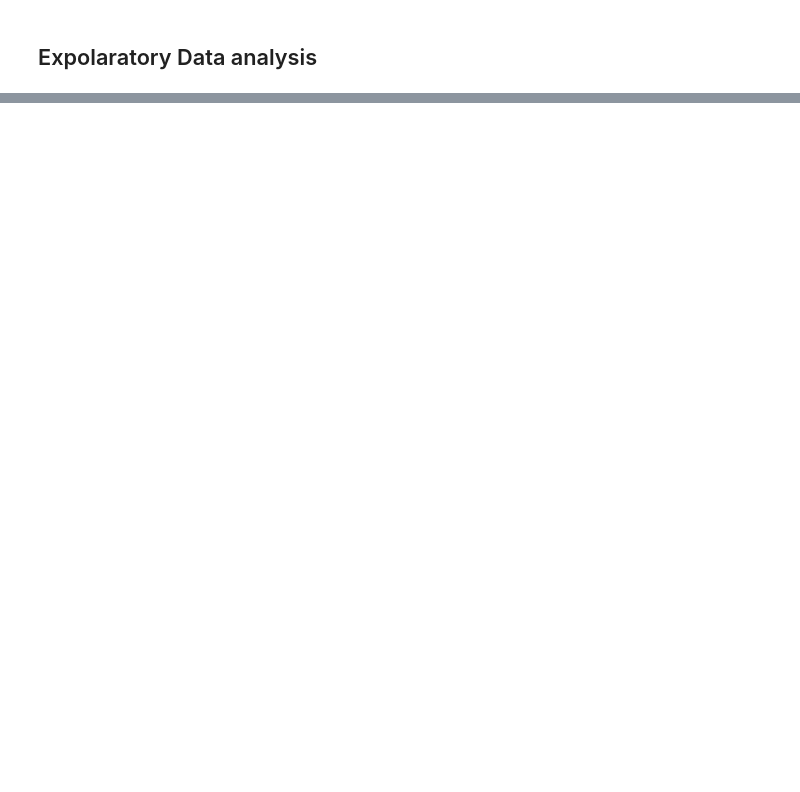
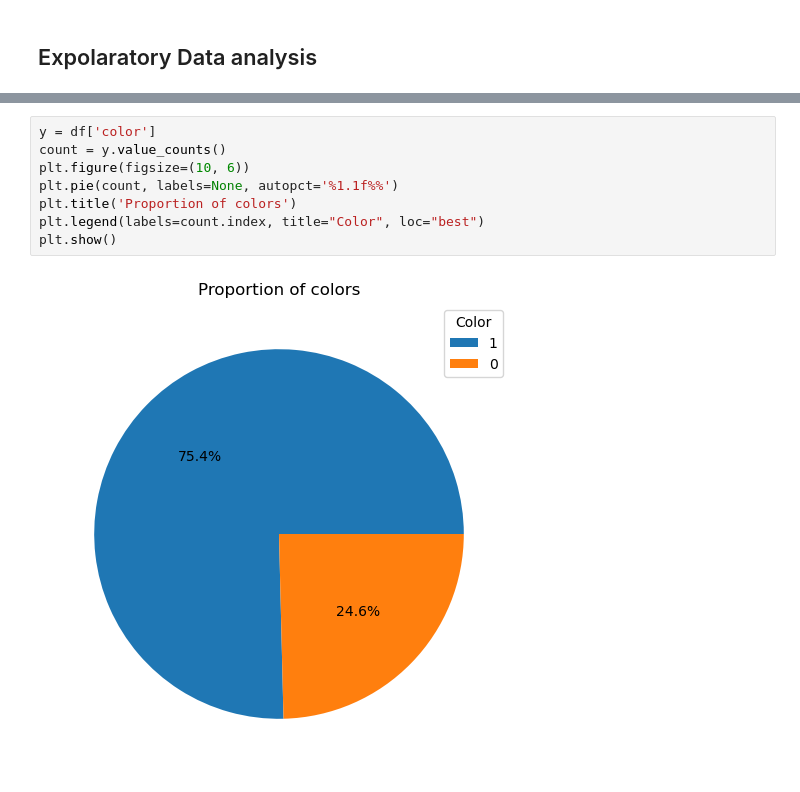
Before and after one commit to maryluuuu/Data-Analytics-Challenge, a Jupyter notebook: DataAnalytics.ipynb, the cells around one changed output, grey strips where cells are left out. Cells and saved outputs as stored; diff of their text form; blank space fills up the shorter version.

```diff
--- a/DataAnalytics.ipynb
+++ b/DataAnalytics.ipynb
@@ -105,0 +109,10 @@ plt.show()
+# %%
+y = df['color']
+count = y.value_counts()
+plt.figure(figsize=(10, 6))
+plt.pie(count, labels=None, autopct='%1.1f%%')
+plt.title('Proportion of colors')
+plt.legend(labels=count.index, title="Color", loc="best")
+plt.show()
+# %% [output]
+[figure, added]
```
Also changed, not shown: parts of 27 cells of this notebook.
